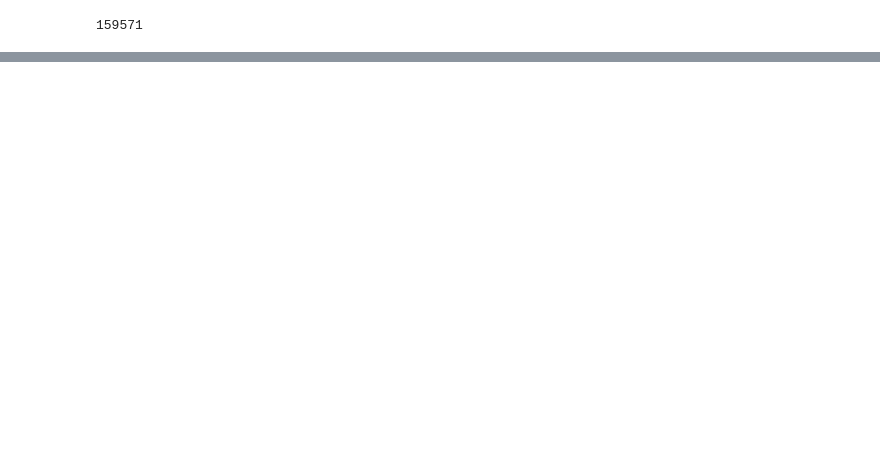
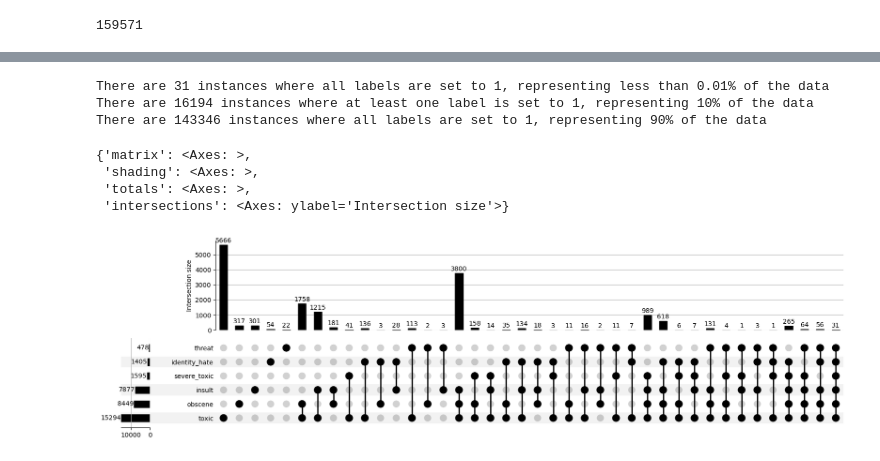
Before and after one commit to OmiHdz/NLP_jigsaw_toxic_comments, a Jupyter notebook: jigsaw_project.ipynb, the cells around one changed output, grey strips where cells are left out. Cells and saved outputs as stored; diff of their text form; code cells hidden in the pictures; blank space fills up the shorter version.

```diff
--- a/jigsaw_project.ipynb
+++ b/jigsaw_project.ipynb
@@ -21,0 +64,13 @@ test['comment_text'].iloc[10]
+# %%
+# normalizing columns
+#Creating regex pattern to eliminate punctuation marks and digits
+pattern= r'[^a-zA-Z]'
+#Applying pattern through lambda and collapsing all spaces into one
+train['comment_norm'] = (train['comment_text'].str.replace(pattern,' ', regex=True)
+                         .str.lower()
+                         .str.strip()
+                         .str.replace(r'\s+',' ',regex=True))
+
+# train['comment_text'].apply(lambda x : re.sub(pattern, ' ', x).strip().lower()  ).apply(lambda x : re.sub(r'\s+', ' ', x))
+
+train['comment_norm']
@@ -131,0 +163,7 @@ train[(train[col_labels] == 0).all(axis=1)]
+# %%
+all_one = len(train[train[col_labels].all(axis=1)])
+any_one = train[train[col_labels].any(axis=1)]
+all_zero = len(train[~train[col_labels].any(axis=1)])
+mixed = len(train[train[col_labels].any(axis=1) & ~train[col_labels].all(axis=1)]) #any_one
+
+len(train) - (all_one + all_zero + mixed )
@@ -131,0 +185,19 @@ train[(train[col_labels] == 0).all(axis=1)]
+# %%
+print(f'There are {all_one} instances where all labels are set to 1, representing less than 0.01% of the data')
+print(f'There are {mixed} instances where at least one label is set to 1, representing 10% of the data')
+print(f'There are {all_zero} instances where all labels are set to 1, representing 90% of the data')
+# %% [output]
+There are 31 instances where all labels are set to 1, representing less than 0.01% of the data
+There are 16194 instances where at least one label is set to 1, representing 10% of the data
+There are 143346 instances where all labels are set to 1, representing 90% of the data
+# %%
+import warnings
+warnings.filterwarnings('ignore', category=FutureWarning, module='upsetplot')
+data = from_indicators(col_labels, any_one[col_labels].astype(bool))
+UpSet(data, show_counts=True).plot()
+# %% [output]
+{'matrix': <Axes: >,
+ 'shading': <Axes: >,
+ 'totals': <Axes: >,
+ 'intersections': <Axes: ylabel='Intersection size'>}
+[figure, added]
```
Also changed, not shown: parts of 15 cells of this notebook.
